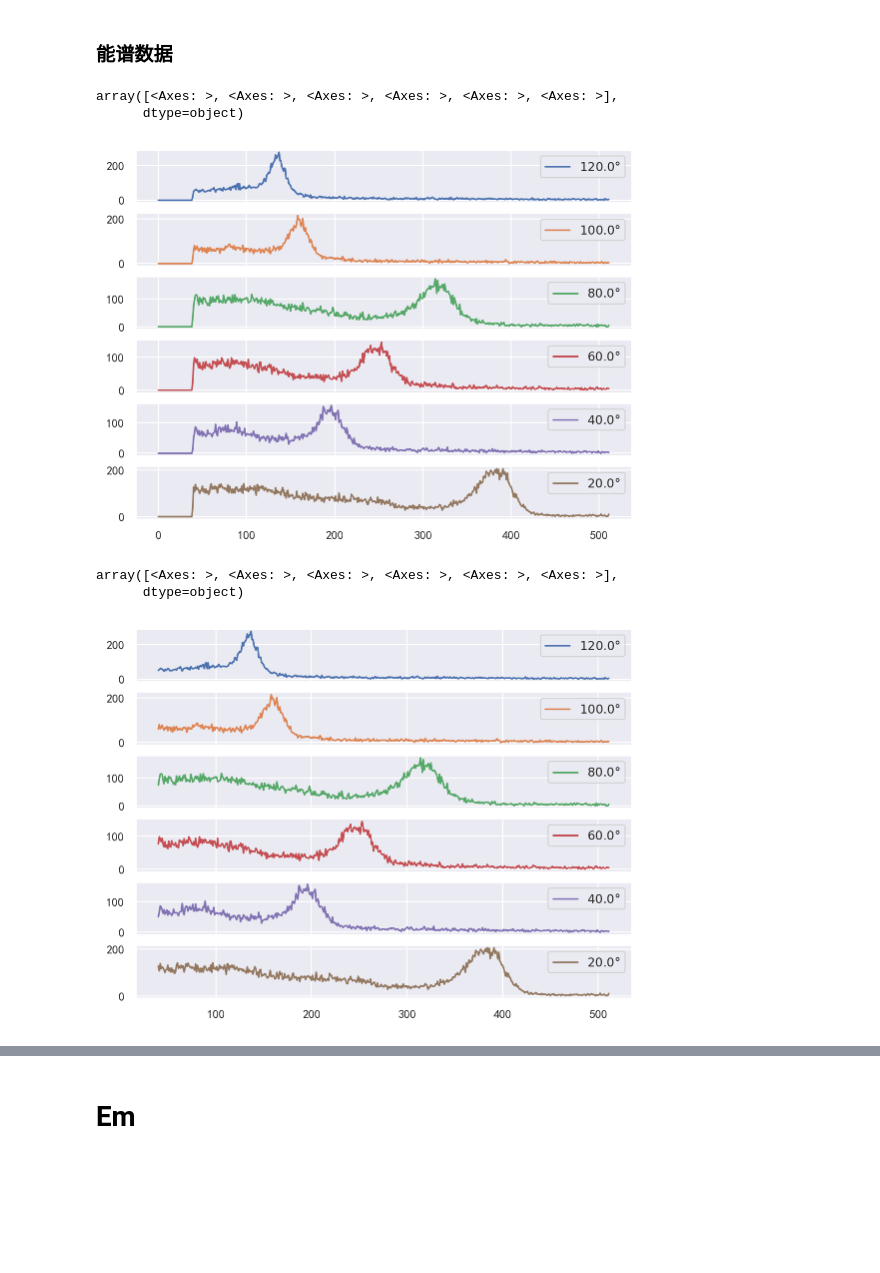
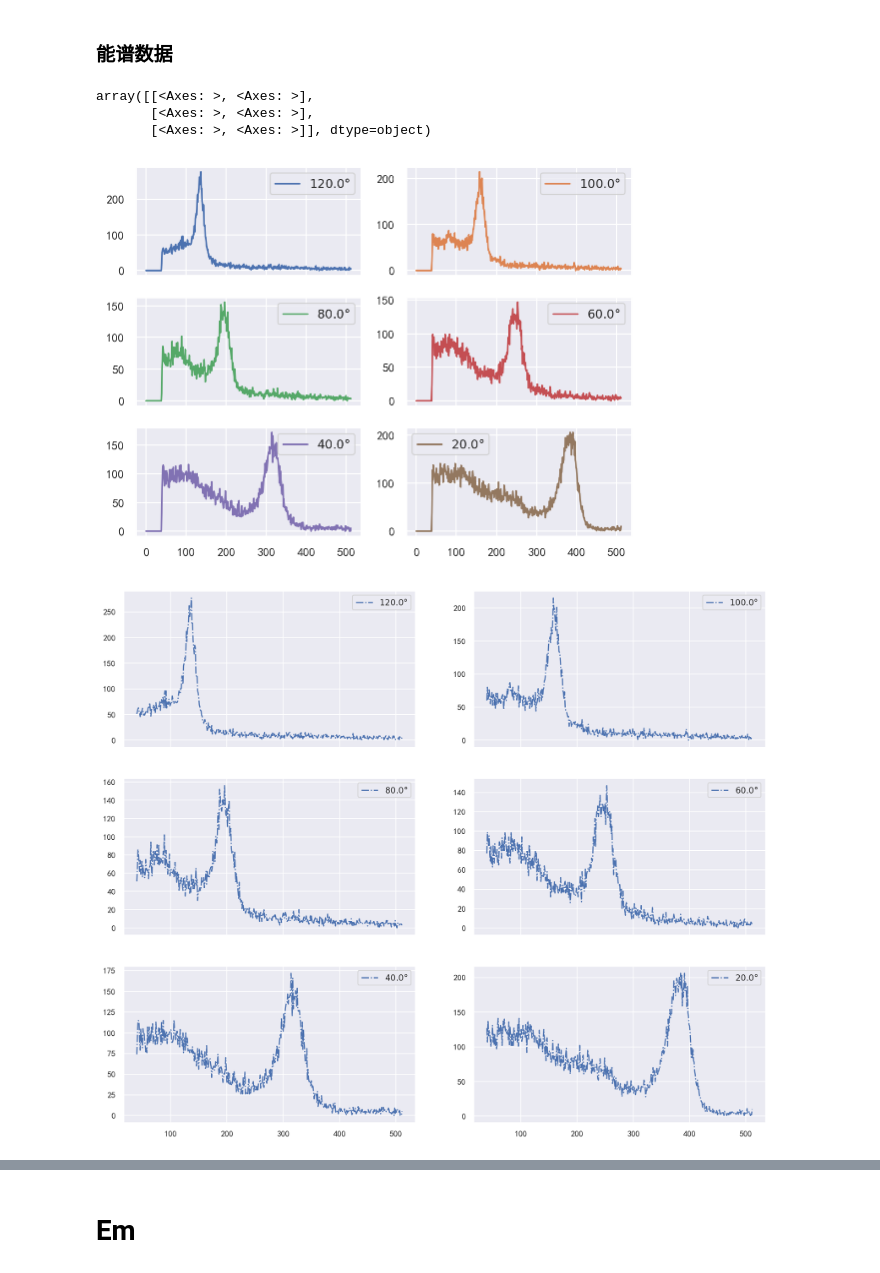
Before and after one commit to Xuanyiyiren/Fundamental-Laboratory-Experiment-in-Nuclear-Electronics-II, a Jupyter notebook: Experiment-3/data_ana.ipynb, the cells around one changed output, grey strips where cells are left out. Saved outputs shown, nothing was run; the diff lists cells and outputs as text; code cells hidden in the pictures; blank space fills up the shorter version.

```diff
--- a/Experiment-3/data_ana.ipynb
+++ b/Experiment-3/data_ana.ipynb
@@ -215,16 +221,17 @@ plt.show()
 # %%
 datas_Full_Energy=pd.DataFrame(dict(zip([fr'${i}\degree$' for i in np.linspace(120,20,6)],
                                          _datas_Full_Energy)))
-datas_Full_Energy.plot(subplots=True)
+datas_Full_Energy.plot(subplots=True,layout=[3,2])
 # %% [output]
-array([<Axes: >, <Axes: >, <Axes: >, <Axes: >, <Axes: >, <Axes: >],
-      dtype=object)
+array([[<Axes: >, <Axes: >],
+       [<Axes: >, <Axes: >],
+       [<Axes: >, <Axes: >]], dtype=object)
-[figure, old version]
+[figure, new version]
 # %%
 drop2 = 40
 datas_Full_Energy = datas_Full_Energy.drop([i for i in range(drop2)])
-datas_Full_Energy.plot(subplots=True)
+FE_axes = datas_Full_Energy.plot(subplots=True,layout=[3,2],figsize=(12,10),color='b',style='-.')
+FE_axes = FE_axes.flatten()
+FE_fig = FE_axes[0].get_figure()
 # %% [output]
-array([<Axes: >, <Axes: >, <Axes: >, <Axes: >, <Axes: >, <Axes: >],
-      dtype=object)
-[figure, old version]
+[figure, new version]
```
Also changed, not shown: parts of 9 cells of this notebook, 5 other files.
